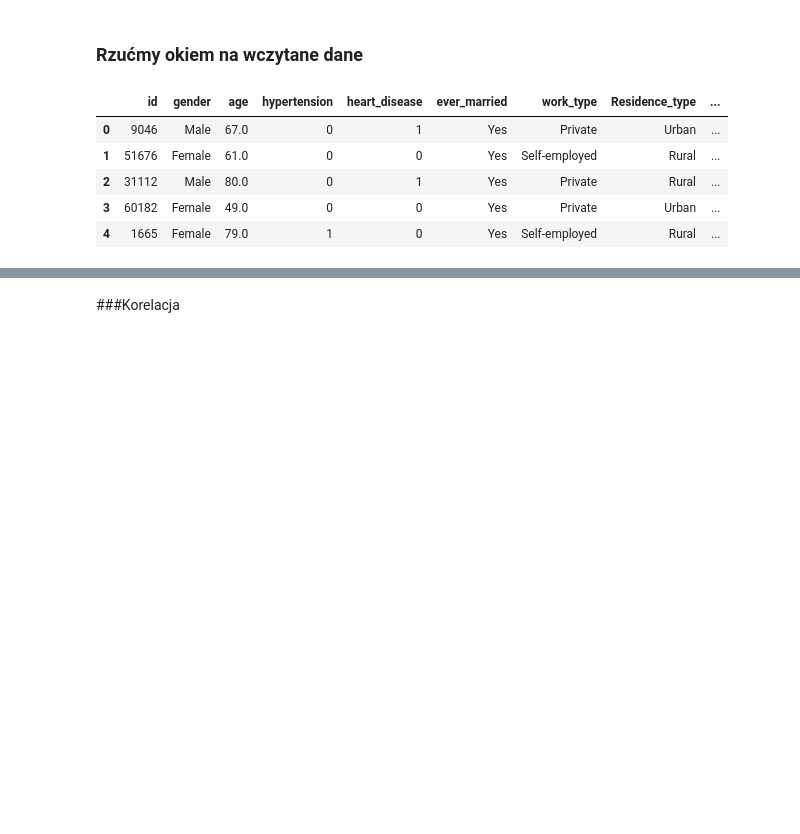
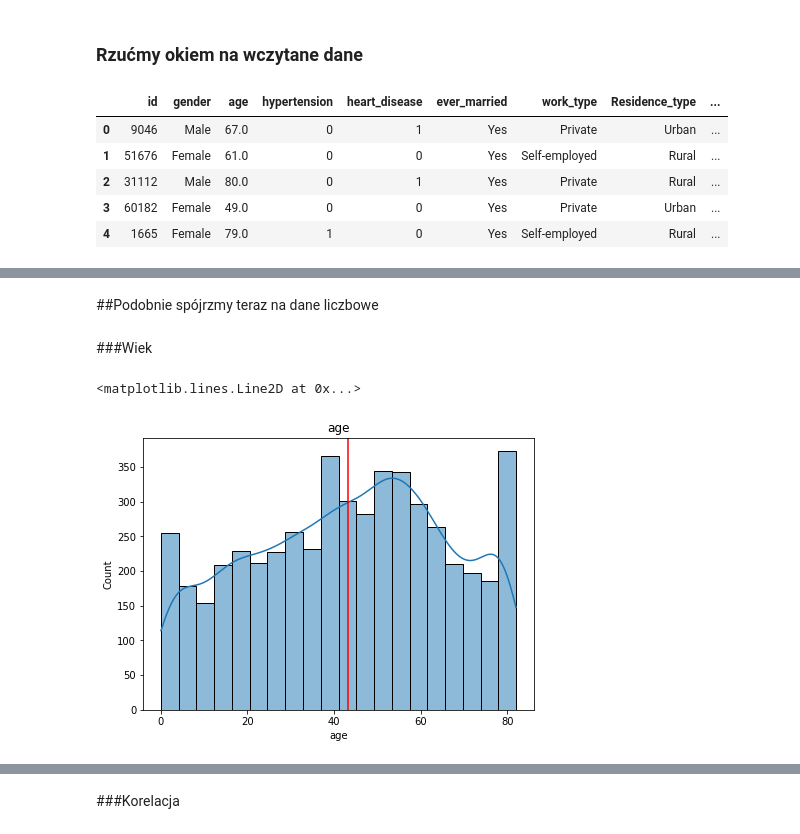
Before and after one commit to karolinaprygiel/ai-project, a Jupyter notebook: project.ipynb, the cells around one changed output, grey strips where cells are left out. Drawn from its saved outputs; the diff is of its cells as text; code cells hidden in the pictures; blank space fills up the shorter version.

```diff
--- a/project.ipynb
+++ b/project.ipynb
@@ -48,0 +86,11 @@ plt.show()
+# %% [markdown]
+##Podobnie spójrzmy teraz na dane liczbowe
+# %% [markdown]
+###Wiek
+# %%
+fig = plt.figure(figsize = (7,5))
+sns.histplot(data['age'], kde="True", ax=fig.gca()).set_title("age")
+plt.axvline(data['age'].mean(), color='red')
+# %% [output]
+<matplotlib.lines.Line2D at 0x...>
+[figure, added]
```
Also changed, not shown: parts of 33 cells of this notebook.
